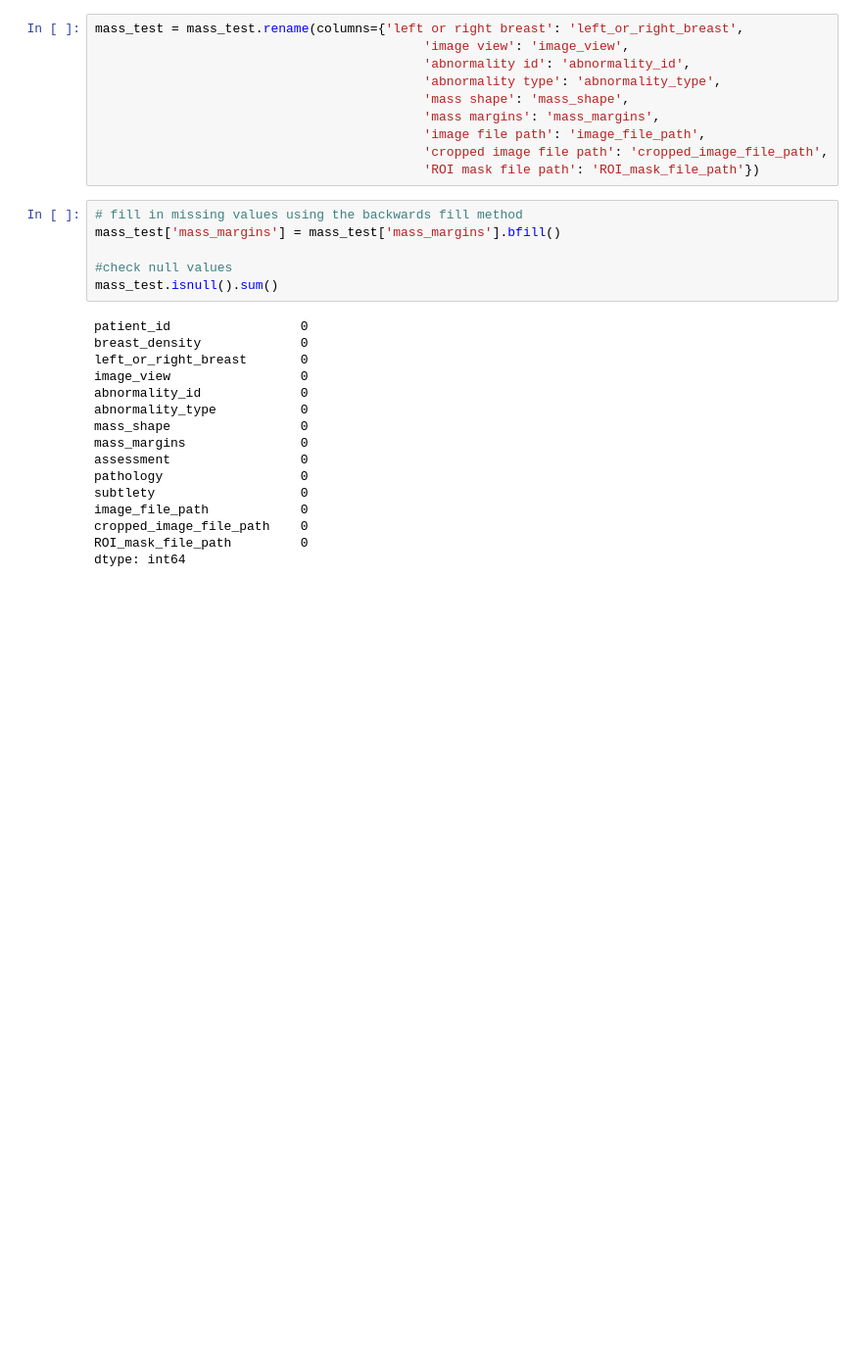
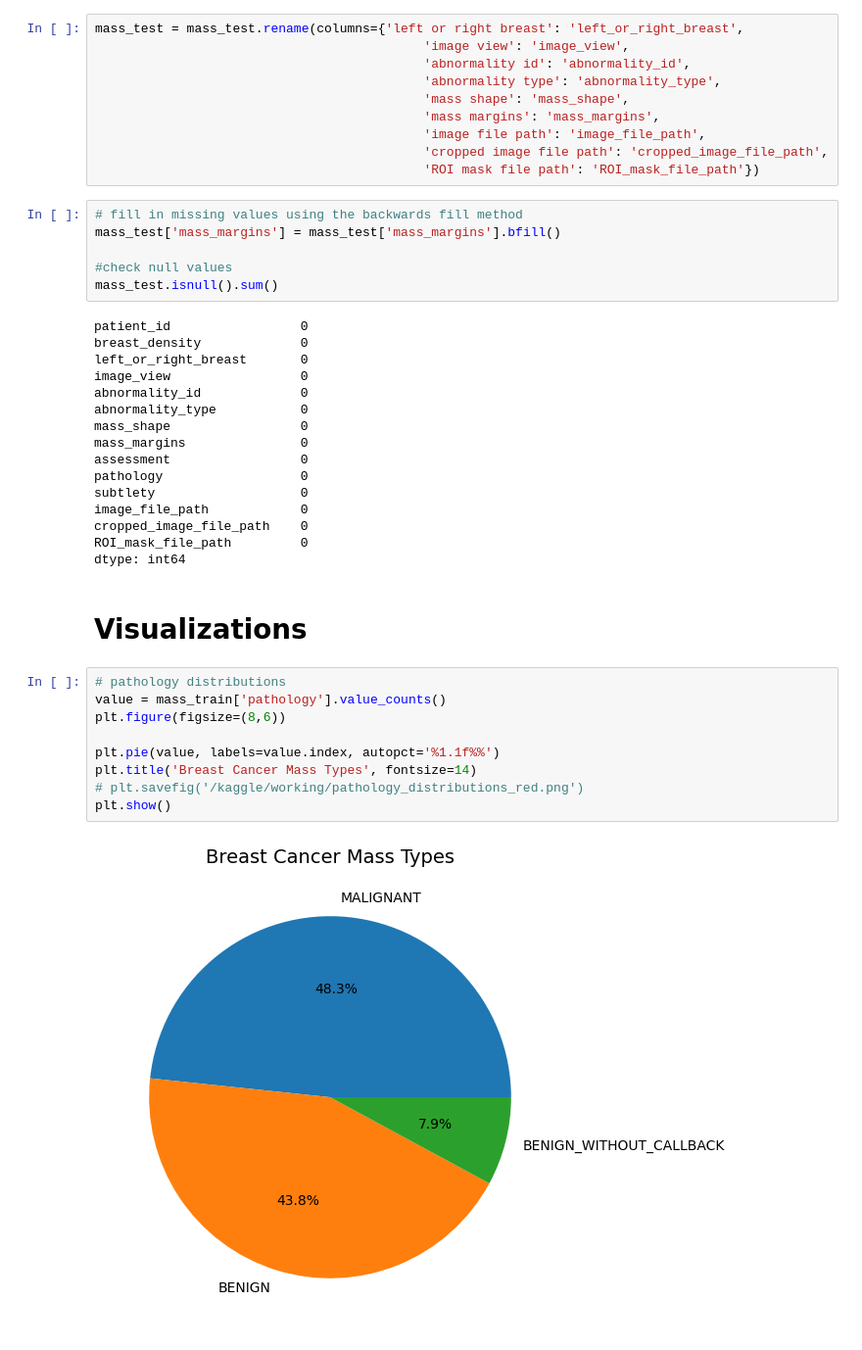
Before and after one commit to Vilohit0135/CNN-Breast-Cancer-Detection, a Jupyter notebook: CS6482-Assign1-23077751-23241977.ipynb, the cells around one changed output. Shown at 98% size. Drawn from its saved outputs; the diff is of its cells as text; blank space fills up the shorter version.

```diff
--- a/CS6482-Assign1-23077751-23241977.ipynb
+++ b/CS6482-Assign1-23077751-23241977.ipynb
@@ -326,3 +328,16 @@ image_file_path            0
 cropped_image_file_path    0
 ROI_mask_file_path         0
 dtype: int64
+# %% [markdown]
+# Visualizations
+# %%
+# pathology distributions
+value = mass_train['pathology'].value_counts()
+plt.figure(figsize=(8,6))
+
+plt.pie(value, labels=value.index, autopct='%1.1f%%')
+plt.title('Breast Cancer Mass Types', fontsize=14)
+# plt.savefig('/kaggle/working/pathology_distributions_red.png')
+plt.show()
+# %% [output]
+[figure, added]
```
Also changed, not shown: parts of 14 cells of this notebook.
